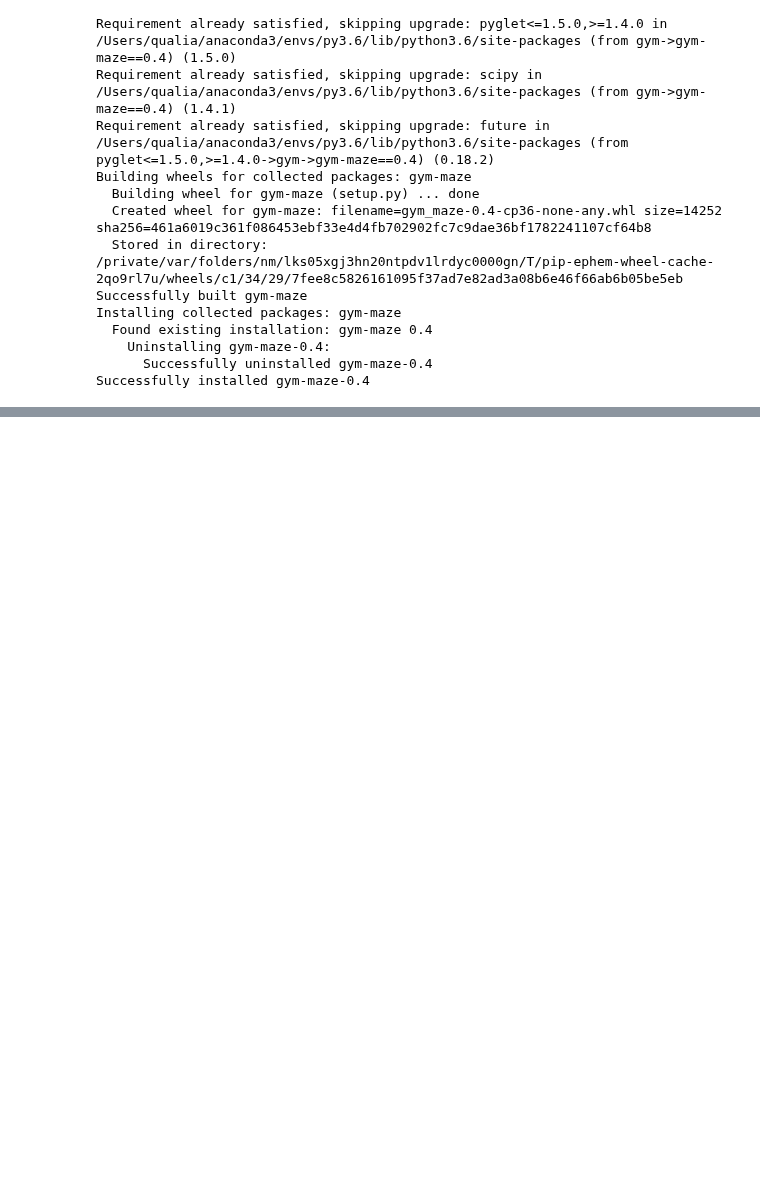
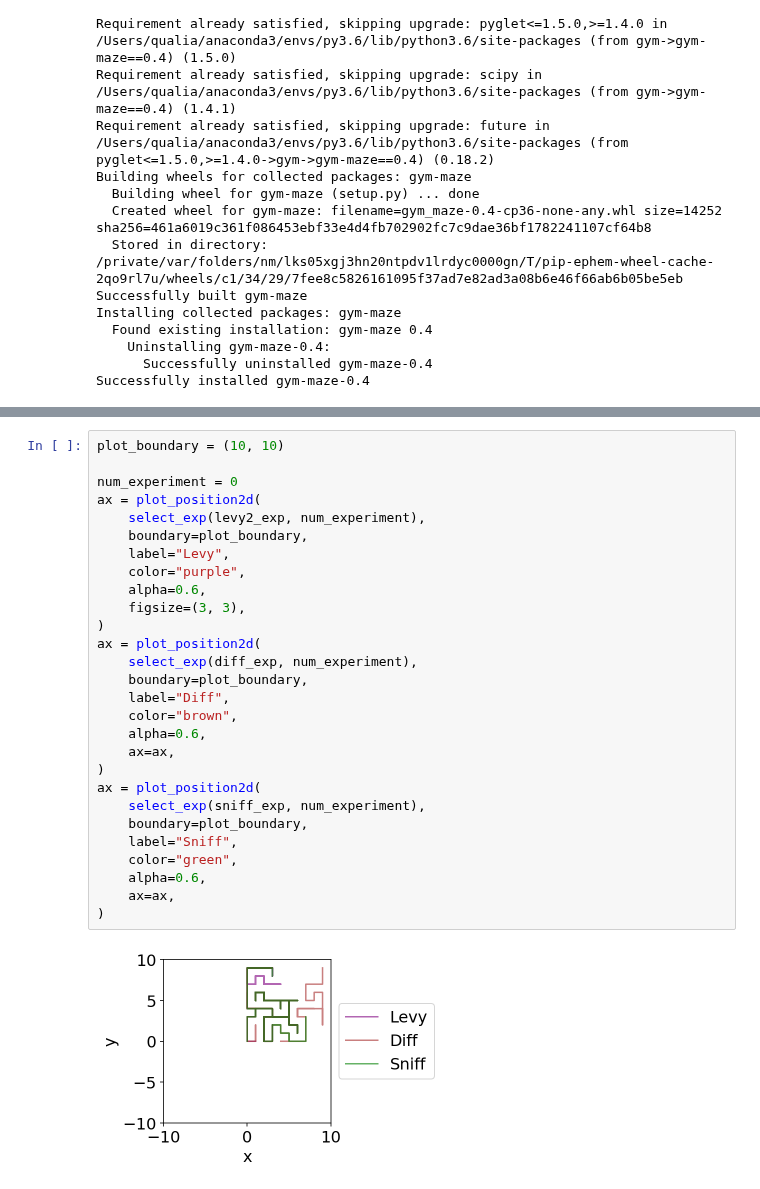
Before and after one commit to parenthetical-e/explorations-book, a Jupyter notebook: book/sniff!.ipynb, the cells around one changed output, grey strips where cells are left out. Cells and saved outputs as stored; diff of their text form; blank space fills up the shorter version.

```diff
--- a/book/sniff!.ipynb
+++ b/book/sniff!.ipynb
@@ -117,0 +331,30 @@ TypeError: argument 1 must be str, not TimeLimit
+# %%
+plot_boundary = (10, 10)
+
+num_experiment = 0
+ax = plot_position2d(
+    select_exp(levy2_exp, num_experiment),
+    boundary=plot_boundary,
+    label="Levy",
+    color="purple",
+    alpha=0.6,
+    figsize=(3, 3),
+)
+ax = plot_position2d(
+    select_exp(diff_exp, num_experiment),
+    boundary=plot_boundary,
+    label="Diff",
+    color="brown",
+    alpha=0.6,
+    ax=ax,
+)
+ax = plot_position2d(
+    select_exp(sniff_exp, num_experiment),
+    boundary=plot_boundary,
+    label="Sniff",
+    color="green",
+    alpha=0.6,
+    ax=ax,
+)
+# %% [output]
+[figure, added]
```
Also changed, not shown: parts of 51 cells of this notebook.
